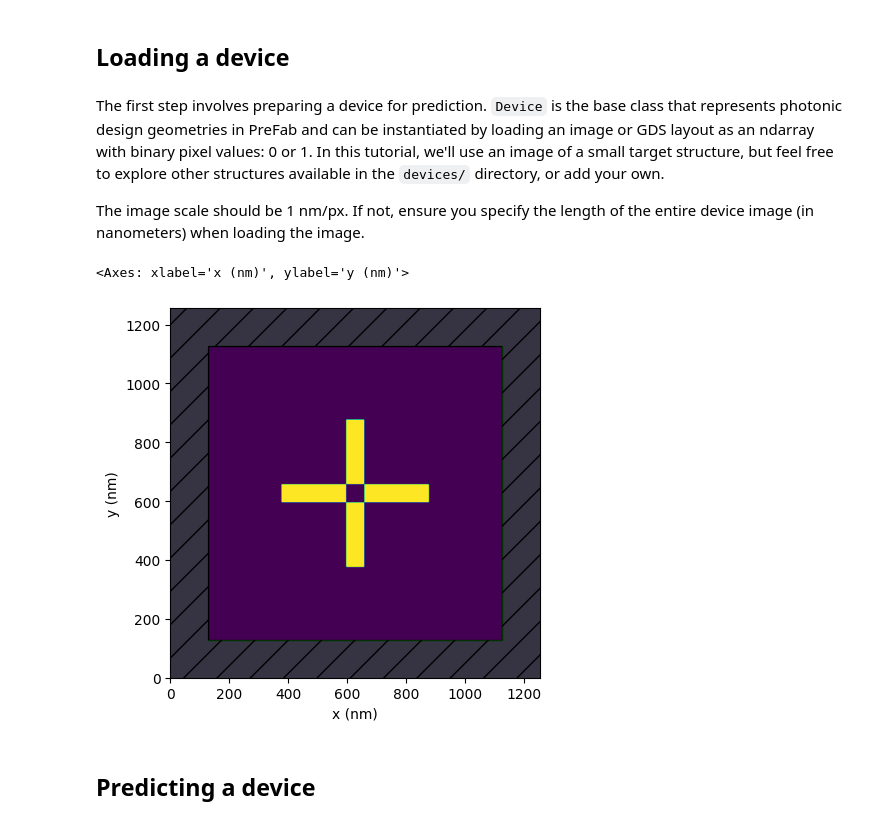
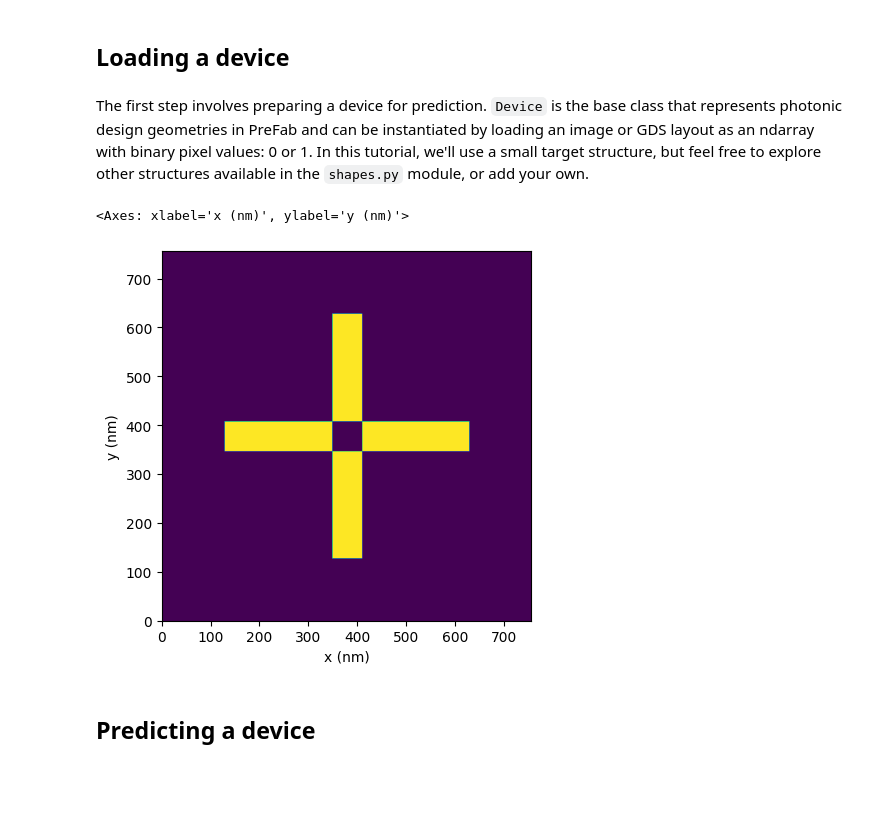
Before and after one commit to PreFab-Photonics/PreFab, a Jupyter notebook: docs/examples/1_prediction.ipynb, the cells around one changed output. Saved outputs shown, nothing was run; the diff lists cells and outputs as text; code cells hidden in the pictures; blank space fills up the shorter version.

```diff
--- a/docs/examples/1_prediction.ipynb
+++ b/docs/examples/1_prediction.ipynb
@@ -15,17 +15,13 @@ import prefab as pf
 # %% [markdown]
 ## Loading a device
 # %% [markdown]
-The first step involves preparing a device for prediction. `Device` is the base class that represents photonic design geometries in PreFab and can be instantiated by loading an image or GDS layout as an ndarray with binary pixel values: 0 or 1. In this tutorial, we'll use an image of a small target structure, but feel free to explore other structures available in the `devices/` directory, or add your own.
-
-The image scale should be 1 nm/px. If not, ensure you specify the length of the entire device image (in nanometers) when loading the image.
+The first step involves preparing a device for prediction. `Device` is the base class that represents photonic design geometries in PreFab and can be instantiated by loading an image or GDS layout as an ndarray with binary pixel values: 0 or 1. In this tutorial, we'll use a small target structure, but feel free to explore other structures available in the `shapes.py` module, or add your own.
-# %%
-device = pf.read.from_img(
-    img_path="../../devices/target_16x128_256x256.png", img_width_nm=1000
-)
-device.plot()
-# %% [output]
-<Axes: xlabel='x (nm)', ylabel='y (nm)'>
-[figure, removed]
+# %%
+device = pf.shapes.target(width=500, arm_width=60)
+device.plot(show_buffer=False)
+# %% [output]
+<Axes: xlabel='x (nm)', ylabel='y (nm)'>
+[figure, added]
 # %% [markdown]
 ## Predicting a device
 # %% [markdown]
```
Also changed, not shown: parts of 6 cells of this notebook, 1 other file.
